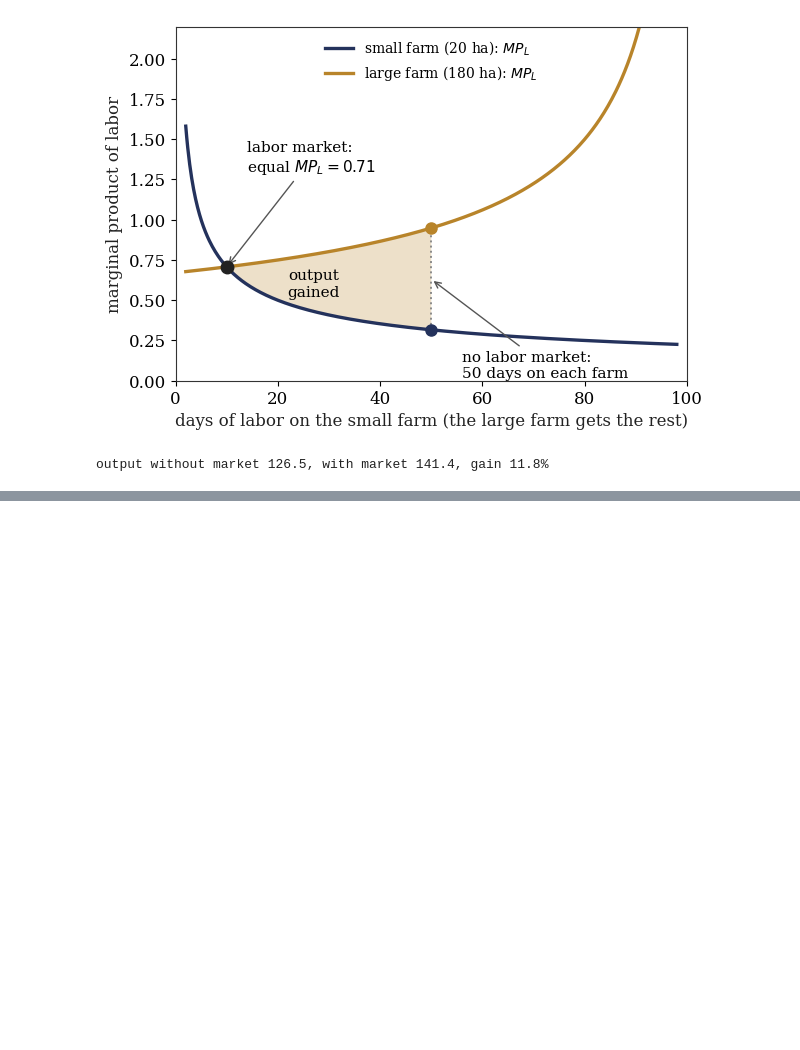
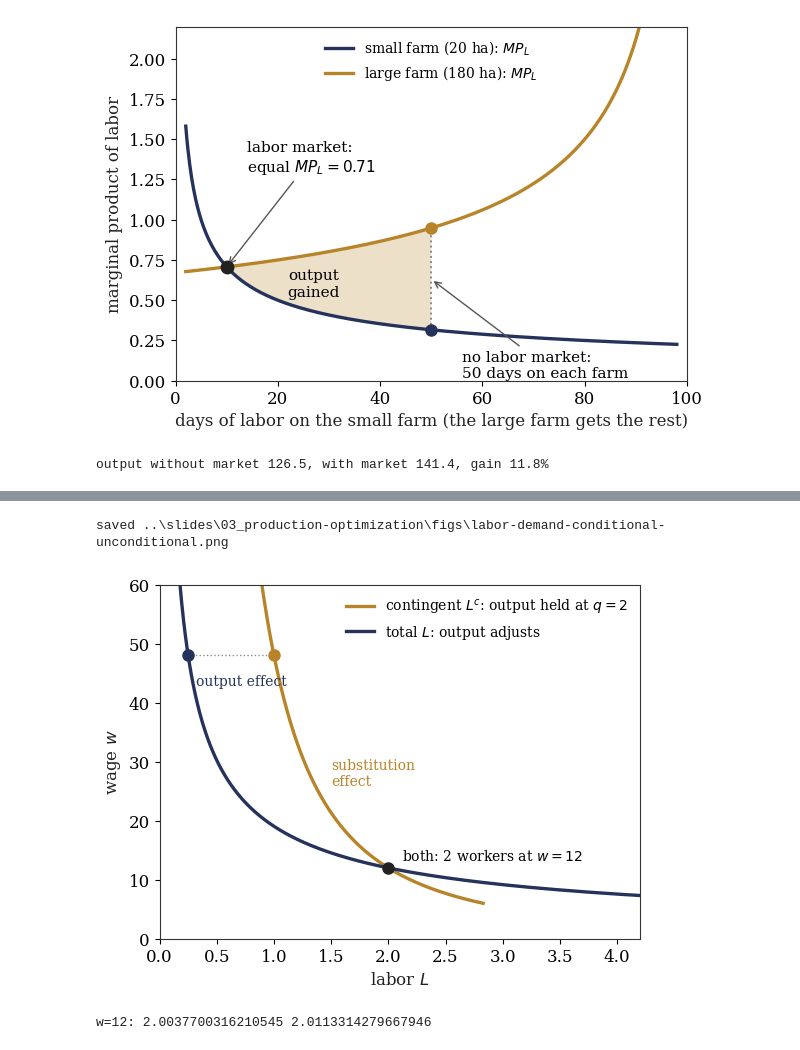
Before and after one commit to jhconning/hunter_eco701, a Jupyter notebook: notebooks/topic03_production_figures.ipynb, the cells around one changed output, grey strips where cells are left out. Drawn from its saved outputs; the diff is of its cells as text; code cells hidden in the pictures; blank space fills up the shorter version.

```diff
--- a/notebooks/topic03_production_figures.ipynb
+++ b/notebooks/topic03_production_figures.ipynb
@@ -470,0 +480,26 @@ output without market 126.5, with market 141.4, gain 11.8%
+# %%
+a = b = 0.25
+p, v, q0 = 48.0, 3.0, 2.0
+w = np.linspace(6, 60, 400)
+Lc = q0 ** (1 / (a + b)) * (b * v / (a * w)) ** (a / (a + b))
+Lu = (p * (b / w) ** (1 - a) * (a / v) ** a) ** (1 / (1 - a - b))
+
+fig, ax = plt.subplots(figsize=(6.2, 4.6))
+ax.plot(Lc, w, color=AMBER, lw=2.4, label="contingent $L^c$: output held at $q = 2$")
+ax.plot(Lu, w, color=NAVY, lw=2.4, label="total $L$: output adjusts")
+for (L0, w0, col) in [(2, 12, "#222222"), (1, 48, AMBER), (0.25, 48, NAVY)]:
+    ax.plot(L0, w0, "o", color=col, ms=8, zorder=5)
+ax.plot([0.25, 1], [48, 48], color=GREY, lw=1, ls=":")
+ax.annotate("both: 2 workers at $w = 12$", (2, 12), textcoords="offset points", xytext=(10, 6), fontsize=10)
+ax.annotate("substitution\neffect", (1.5, 26), fontsize=10, color=AMBER)
+ax.annotate("output effect", (0.32, 43), fontsize=10, color=NAVY)
+ax.set_xlim(0, 4.2); ax.set_ylim(0, 60)
+ax.set_xlabel("labor $L$"); ax.set_ylabel("wage $w$")
+ax.legend(frameon=False, fontsize=10, loc="upper right")
+savefig(fig, "labor-demand-conditional-unconditional.png")
+plt.show()
+print("w=12:", Lc[np.argmin(abs(w-12))], Lu[np.argmin(abs(w-12))])
+# %% [output]
+saved ..\slides\03_production-optimization\figs\labor-demand-conditional-unconditional.png
+[figure, added]
+w=12: 2.0037700316210545 2.0113314279667946
```
Also changed, not shown: parts of 1 cell of this notebook, 20 other files.
